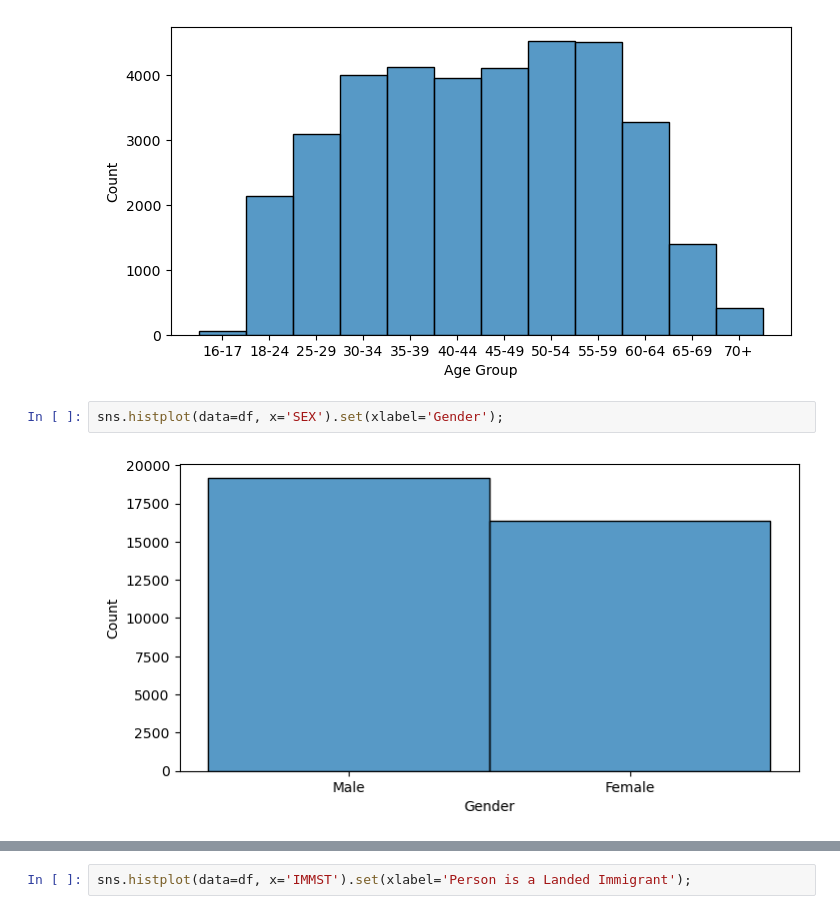
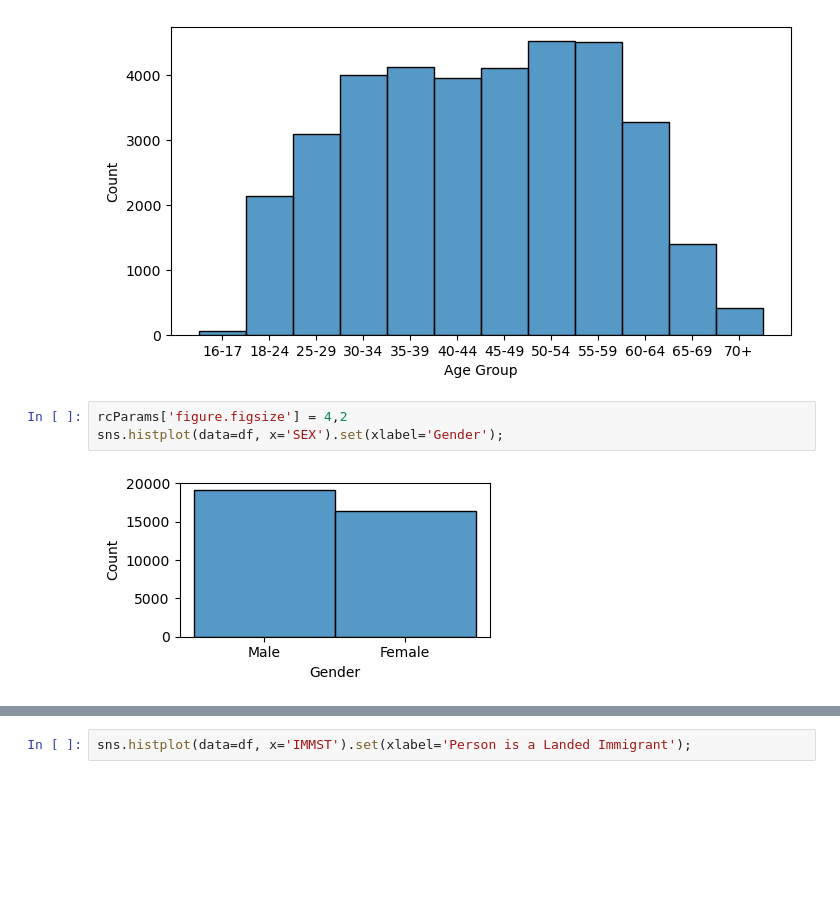
Before and after one commit to Hooplie/CMPT353-Final-Project, a Jupyter notebook: projectnotebook.ipynb, the cells around one changed output, grey strips where cells are left out. Cells and saved outputs as stored; diff of their text form; blank space fills up the shorter version.

```diff
--- a/projectnotebook.ipynb
+++ b/projectnotebook.ipynb
@@ -299,7 +298,8 @@ sns.histplot(data=df, x='AGEGP').set(xlabel='Age Group');
 # %% [output]
 [figure]
 # %%
+rcParams['figure.figsize'] = 4,2
 sns.histplot(data=df, x='SEX').set(xlabel='Gender');
 # %% [output]
-[figure, old version]
+[figure, new version]
 # %%
```
Also changed, not shown: parts of 18 cells of this notebook, 1 other file.
